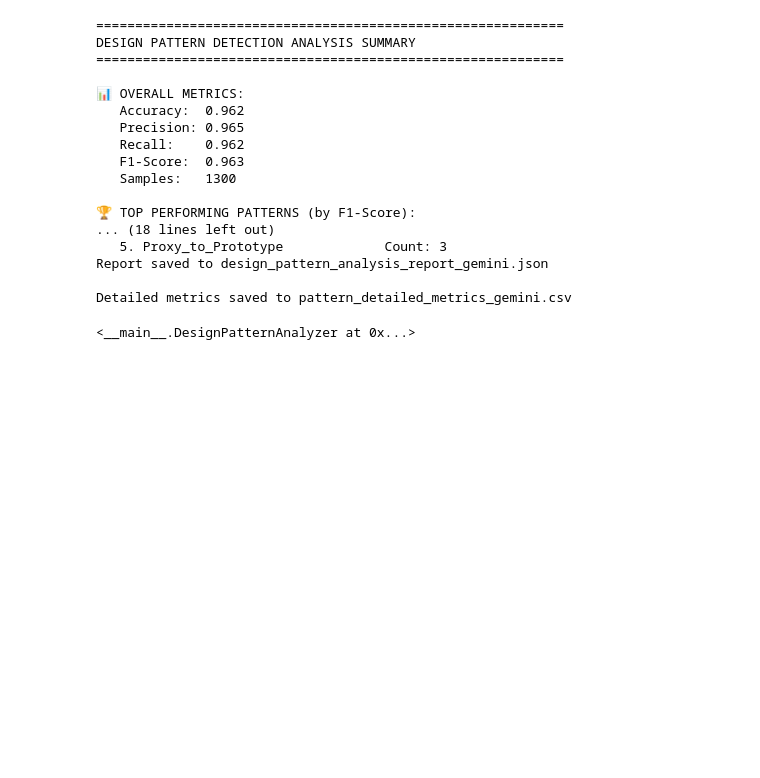
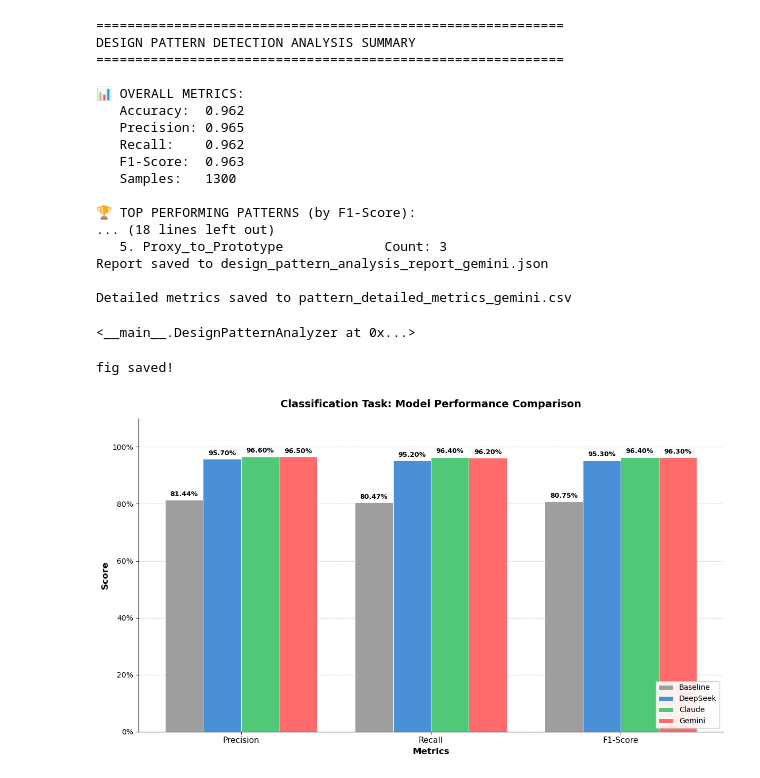
Before and after one commit to tinsir888/design-patterns-detection-llm, a Jupyter notebook: experiment.ipynb, the cells around one changed output. Saved outputs shown, nothing was run; the diff lists cells and outputs as text; code cells hidden in the pictures; blank space fills up the shorter version.

```diff
--- a/experiment.ipynb
+++ b/experiment.ipynb
@@ -727,3 +727,75 @@ Report saved to design_pattern_analysis_report_gemini.json
 
 Detailed metrics saved to pattern_detailed_metrics_gemini.csv
 <__main__.DesignPatternAnalyzer at 0x...>
+# %%
+import matplotlib.pyplot as plt
+import numpy as np
+
+# exp res data
+#accuracy  = [0.952, 0.964, 0.962, ]
+precision = [0.8144, 0.957, 0.966, 0.965]
+recall    = [0.8047, 0.952, 0.964, 0.962]
+f1_score  = [0.8075, 0.953, 0.964, 0.963]
+
+models = ['Baseline(DPD_F)', 'DeepSeek', 'Claude', 'Gemini']
+
+metrics = ['Precision', 'Recall', 'F1-Score']
+x = np.arange(len(metrics))
+width = 0.2
+
+baseline_scores = [precision[0], recall[0], f1_score[0]]
+deepseek_scores = [precision[1], recall[1], f1_score[1]]
+claude_scores   = [precision[2], recall[2], f1_score[2]]
+gemini_scores   = [precision[3], recall[3], f1_score[3]]
+
+fig, ax = plt.subplots(figsize=(12, 7))
+
+colors = ['#9E9E9E', '#4A90D9', '#50C878', '#FF6B6B']
+
+
+bars1 = ax.bar(x - 1.5*width, baseline_scores, width, label='Baseline', color=colors[0], edgecolor='white', linewidth=0.7)
+bars2 = ax.bar(x - 0.5*width, deepseek_scores, width, label='DeepSeek', color=colors[1], edgecolor='white', linewidth=0.7)
+bars3 = ax.bar(x + 0.5*width, claude_scores, width, label='Claude', color=colors[2], edgecolor='white', linewidth=0.7)
+bars4 = ax.bar(x + 1.5*width, gemini_scores, width, label='Gemini', color=colors[3], edgecolor='white', linewidth=0.7)
+
+def add_labels(bars):
+    for bar in bars:
+        height = bar.get_height()
+        ax.annotate(f'{height:.2%}',
+                    xy=(bar.get_x() + bar.get_width() / 2, height),
+                    xytext=(0, 3),
+                    textcoords="offset points",
+                    ha='center', va='bottom',
+                    fontsize=9, fontweight='bold')
+
+add_labels(bars1)
+add_labels(bars2)
+add_labels(bars3)
+add_labels(bars4)
+
+ax.set_ylabel('Score', fontsize=12, fontweight='bold')
+ax.set_xlabel('Metrics', fontsize=12, fontweight='bold')
+ax.set_title('Classification Task: Model Performance Comparison', fontsize=14, fontweight='bold', pad=15)
+ax.set_xticks(x)
+ax.set_xticklabels(metrics, fontsize=11)
+ax.set_ylim(0, 1.1)
+
+ax.yaxis.grid(True, linestyle='--', alpha=0.7)
+ax.set_axisbelow(True)
+
+ax.legend(loc='lower right', fontsize=10, framealpha=0.9)
+
+ax.yaxis.set_major_formatter(plt.FuncFormatter(lambda y, _: '{:.0%}'.format(y)))
+
+ax.spines['top'].set_visible(False)
+ax.spines['right'].set_visible(False)
+
+plt.tight_layout()
+
+plt.savefig('./Model Performance Comparison.jpg', dpi=150, bbox_inches='tight', facecolor='white')
+print("fig saved!")
+
+plt.show()
+# %% [output]
+fig saved!
+[figure, added]
```
Also changed, not shown: 1 other file.
